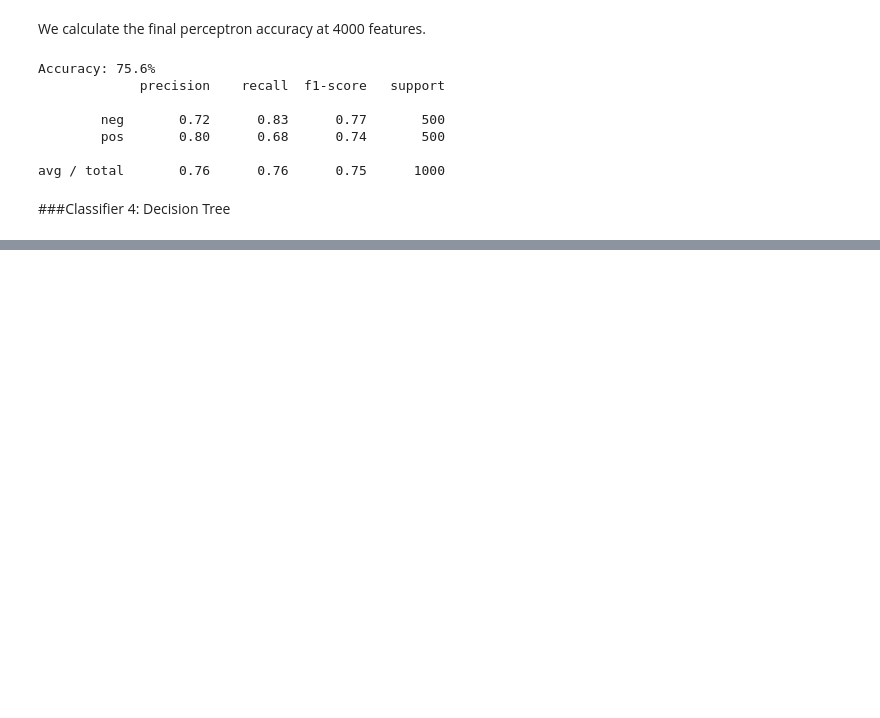
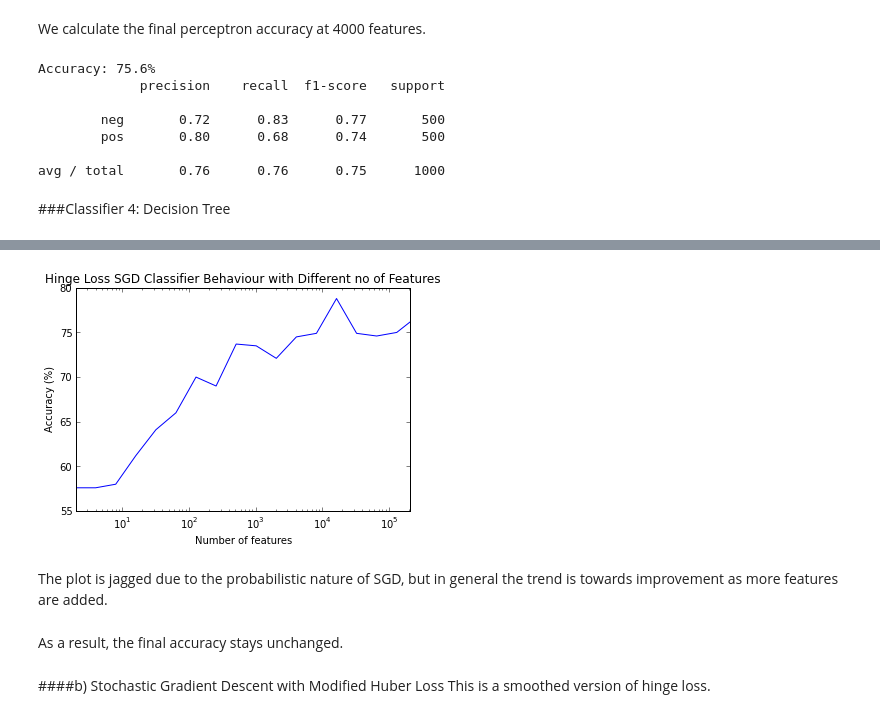
Before and after one commit to DJSagarAhire/Sentiment-Analysis-Comparative-Study, a Jupyter notebook: notebooks/03_Classification-Bigram-Presence.ipynb, the cells around one changed output, grey strips where cells are left out. Saved outputs shown, nothing was run; the diff lists cells and outputs as text; code cells hidden in the pictures; blank space fills up the shorter version.

```diff
--- a/notebooks/03_Classification-Bigram-Presence.ipynb
+++ b/notebooks/03_Classification-Bigram-Presence.ipynb
@@ -309,0 +359,15 @@ avg / total       0.76      0.76      0.75      1000
+# %%
+from sklearn.linear_model import SGDClassifier
+
+bigram_sgd_hinge = SGDClassifier(shuffle=True)
+
+compare_feature_performance(bigram_sgd_hinge, 'Hinge Loss SGD Classifier')
+# %% [output]
+[figure, added]
+# %% [markdown]
+The plot is jagged due to the probabilistic nature of SGD, but in general the trend is towards improvement as more features are added.
+# %% [markdown]
+As a result, the final accuracy stays unchanged.
+# %% [markdown]
+####b) Stochastic Gradient Descent with Modified Huber Loss
+This is a smoothed version of hinge loss.
```
Also changed, not shown: parts of 17 cells of this notebook.
